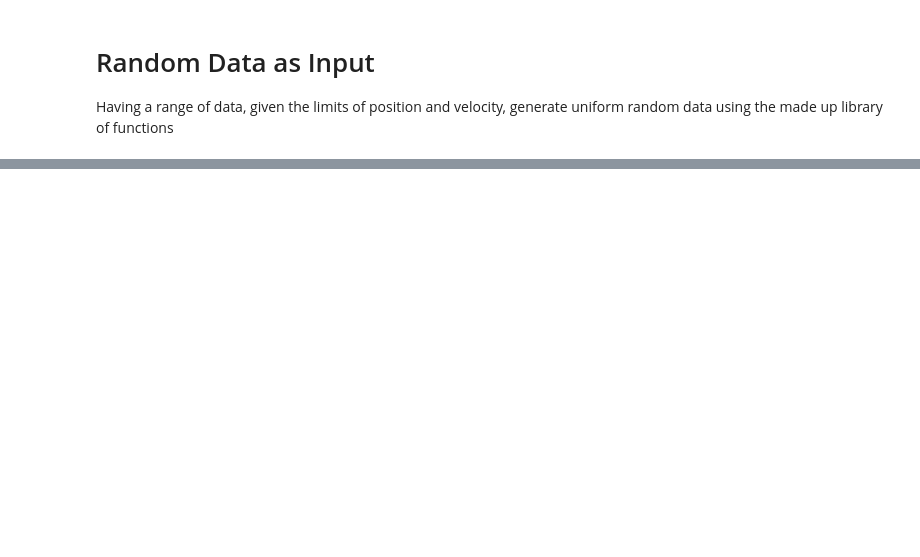
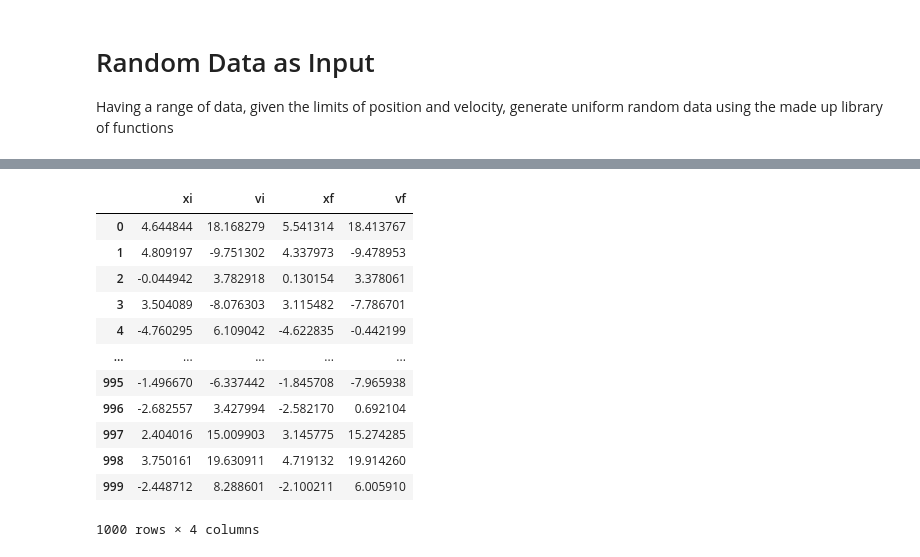
Before and after one commit to fbientrigo/machine-learning-physics, a Jupyter notebook: impl_2_mechanicsX/5_generate_random.ipynb, the cells around one changed output, grey strips where cells are left out. Drawn from its saved outputs; the diff is of its cells as text; code cells hidden in the pictures; blank space fills up the shorter version.

```diff
--- a/impl_2_mechanicsX/5_generate_random.ipynb
+++ b/impl_2_mechanicsX/5_generate_random.ipynb
@@ -16,3 +10,23 @@ name = "exp_random_data"
+# %%
+#input of global program (data about our network)
+N_layers = 50
+dt = 1e-3
+
+name = "exp_random_data"
+
+#comparission for post processing
+xreal, epsilon = 0.0, 1e-1
+
+# function for the differential equation
+k = 1
+def force_function(x):
+    return - k * x * x
+
+def f_dottz(t, z):
+    """function in the differential equation"""
+    x, v = z
+    dzdt = [v, force_function(x)]
+    return dzdt
 # %%
 #input of program
 xlow, xhigh = -5.0, 5.0
@@ -98,0 +95,16 @@ Type:      function
+# %%
+total_data_frame
+# %% [output]
+|  | xi | vi | xf | vf |
+| 0 | 4.644844 | 18.168279 | 5.541314 | 18.413767 |
+| 1 | 4.809197 | -9.751302 | 4.337973 | -9.478953 |
+| 2 | -0.044942 | 3.782918 | 0.130154 | 3.378061 |
+| 3 | 3.504089 | -8.076303 | 3.115482 | -7.786701 |
+| 4 | -4.760295 | 6.109042 | -4.622835 | -0.442199 |
+| ... | ... | ... | ... | ... |
+| 995 | -1.496670 | -6.337442 | -1.845708 | -7.965938 |
+| 996 | -2.682557 | 3.427994 | -2.582170 | 0.692104 |
+| 997 | 2.404016 | 15.009903 | 3.145775 | 15.274285 |
+| 998 | 3.750161 | 19.630911 | 4.719132 | 19.914260 |
+| 999 | -2.448712 | 8.288601 | -2.100211 | 6.005910 |
+1000 rows × 4 columns
```
Also changed, not shown: parts of 14 cells of this notebook, 1 other file.
